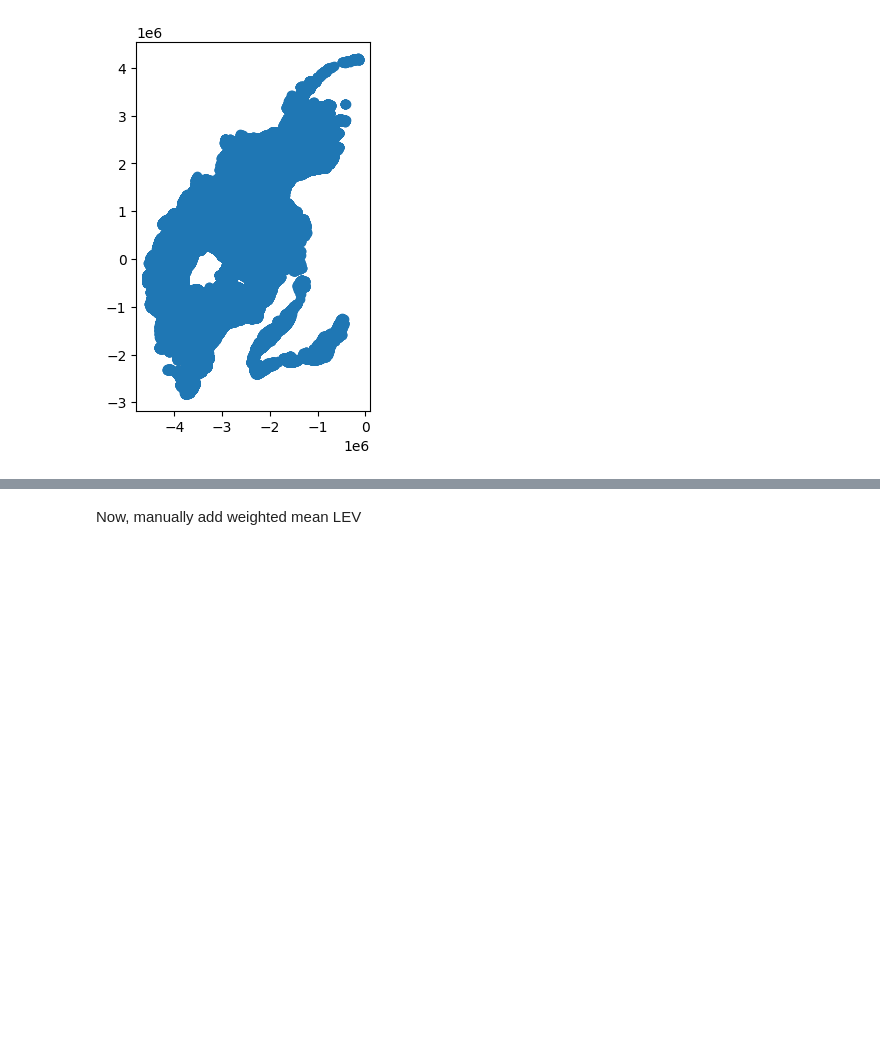
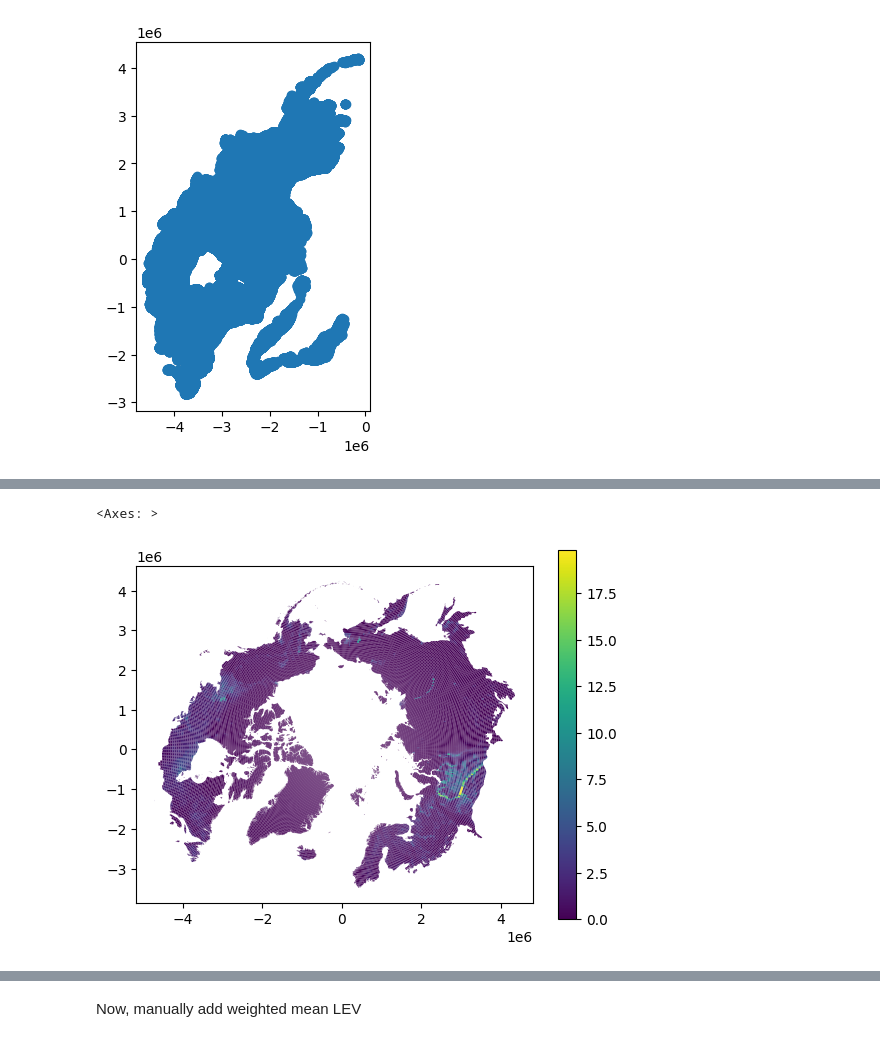
Before and after one commit to ekcomputer/land-cover, a Jupyter notebook: notebooks/joins/regrid_to_bawld_and_plot.ipynb, the cells around one changed output, grey strips where cells are left out. Cells and saved outputs as stored; diff of their text form; code cells hidden in the pictures; blank space fills up the shorter version.

```diff
--- a/notebooks/joins/regrid_to_bawld_and_plot.ipynb
+++ b/notebooks/joins/regrid_to_bawld_and_plot.ipynb
@@ -85,6 +95,7 @@ memory usage: 23.6 MB
 # %%
 # Grid to BAWLD grid to plot prevelance rel to non-selected lakes
 gdf_bawld = loadBAWLD()
+gdf_bawld_for_join = gdf_bawld[["Cell_ID_bawld", "geometry"]]
 # %%
 gdf.columns
 # %% [output]
@@ -134,0 +250,39 @@ gdf_regridded = gdf_regridded.groupby("Cell_ID", as_index=False).agg(agg_map)
+# %%
+# Compute Occ
+veg_observation_vars = [
+    "vegeP1",
+    "vegeP2",
+    "vegeP3",
+]
+valid_observation_vars = [
+    "validP1",
+    "validP2",
+    "validP3",
+]
+for i, n in enumerate([1,2,3]):
+    gdf_regridded[f"AV_Occ_p{n}_liu_regrid"] = (
+        gdf_regridded[f"vegeP{n}"] / gdf_regridded[f"validP{n}"] * 100
+    )
+
+# Change in occ over time
+gdf_regridded["AV_Occ_change_p1p2_liu_regrid"] = (
+    gdf_regridded["AV_Occ_p2_liu_regrid"] - gdf_regridded["AV_Occ_p1_liu_regrid"]
+)
+gdf_regridded["AV_Occ_change_p1p3_liu_regrid"] = (
+    gdf_regridded["AV_Occ_p3_liu_regrid"] - gdf_regridded["AV_Occ_p1_liu_regrid"]
+)
+gdf_regridded["AV_Occ_change_p2p3_liu_regrid"] = (
+    gdf_regridded["AV_Occ_p3_liu_regrid"] - gdf_regridded["AV_Occ_p2_liu_regrid"]
+)
+# %%
+# Compute NDVI change (simple avg)
+
+gdf_regridded["NDVI_p1p2_liu_regrid"] = (
+    gdf_regridded["NDVI0010"] - gdf_regridded["NDVI8499"]
+)
+gdf_regridded["NDVI_p1p3_liu_regrid"] = (
+    gdf_regridded["NDVI1121"] - gdf_regridded["NDVI8499"]
+)
+gdf_regridded["NDVI_p2p3_liu_regrid"] = (
+    gdf_regridded["NDVI1121"] - gdf_regridded["NDVI0010"]
+)
@@ -134,0 +309,7 @@ gdf_regridded = gdf_regridded.groupby("Cell_ID", as_index=False).agg(agg_map)
+# %%
+gpd.GeoDataFrame(gdf_regridded, geometry=gdf_regridded.geometry, crs=gdf_bawld.crs).plot(
+    column="MAR", legend=True
+)
+# %% [output]
+<Axes: >
+[figure, added]
```
Also changed, not shown: parts of 28 cells of this notebook, 4 other files.
